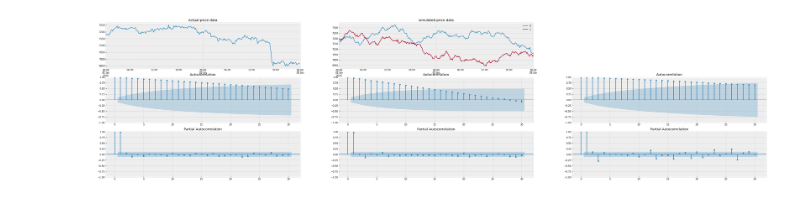
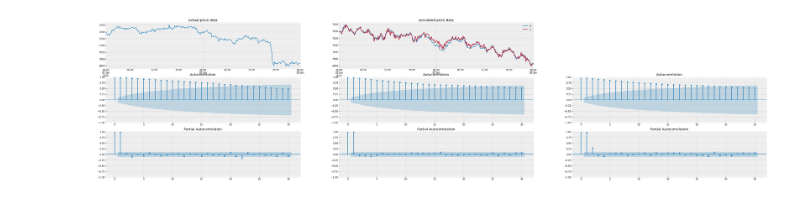
Before and after one commit to Bin1711/Binance, a Jupyter notebook: simulation_test.ipynb, the cells around one changed output. Drawn from its saved outputs; the diff is of its cells as text; code cells hidden in the pictures.

Commit message:
need to fix corr between open and close

```diff
--- a/simulation_test.ipynb
+++ b/simulation_test.ipynb
@@ -49,5 +47,6 @@ dt['close'] = raw_data['BTCUSDT']['close']
 dt['high'] = raw_data['BTCUSDT']['high']
 dt['low'] = raw_data['BTCUSDT']['low']
 dt['open'] = raw_data['BTCUSDT']['open']
+dt['close-open'] = raw_data['BTCUSDT']['close']/raw_data['BTCUSDT']['open']
 dt.iloc[150]
 # %% [output]
@@ -58,7 +58,7 @@ open     7211.04
 Name: 2020-01-02 01:00:00+00:00, dtype: float64
 # %%
 dt1 = pd.DataFrame()
-dt1['close'] = dt['close'].pct_change()
 dt1['open'] = dt['open'].pct_change()
+dt1['close'] = dt['close-open'].pct_change()
 dt1
 # %% [output]
@@ -88,10 +78,0 @@ array([[ 1.        ,  0.        ],
-# %%
-order_close, seasonal_order_close = simulatedata.get_order(dt1['close'][1:])
-order_open, seasonal_order_open = simulatedata.get_order(dt1['open'][1:])
-order_close, seasonal_order_close, order_open, seasonal_order_open
-if sum(seasonal_order_close) == 1: seasonal_order_close = (0, 0, 0, 0)
-model_params_close = simulatedata.fit_sarima(dt1['close'][1:], order_close, seasonal_order_close)
-if sum(seasonal_order_open) == 1: seasonal_order_open = (0, 0, 0, 0)
-model_params_open = simulatedata.fit_sarima(dt1['open'][1:], order_open, seasonal_order_open)
-t_close = simulatedata.simulate_sarima(dt1['close'][1:], order_close, seasonal_order_close, model_params_close, len(dt1), 1)
-t_open = simulatedata.simulate_sarima(dt1['open'][1:], order_open, seasonal_order_open, model_params_open, len(dt1), 1)
@@ -292,0 +164,7 @@ simulated_price_data
+# %%
+simulated_price_data = pd.DataFrame()
+simulated_price_data[0] = simulatedata.construct_price_series(transform_back['open'], dt['open'][0], dt.index[0], freq)
+simulated_price_data[1] = simulatedata.construct_price_series(transform_back['close'], dt['close-open'][0], dt.index[0], freq)
+for i in range(len(simulated_price_data[1])):
+    simulated_price_data[1][i]=simulated_price_data[1][i] * simulated_price_data[0][i]
+simulated_price_data
@@ -293,5 +185,5 @@ simulated_price_data
 # %%
-simulatedata.Evaluate_performance(dt['close'], simulated_price_data, lags=30)
+simulatedata.Evaluate_performance(dt['open'], simulated_price_data, lags=30)
 # %% [output]
-[figure, old version]
+[figure, new version]
 # %%
```
Also changed, not shown: parts of 19 cells of this notebook, 1 other file.
